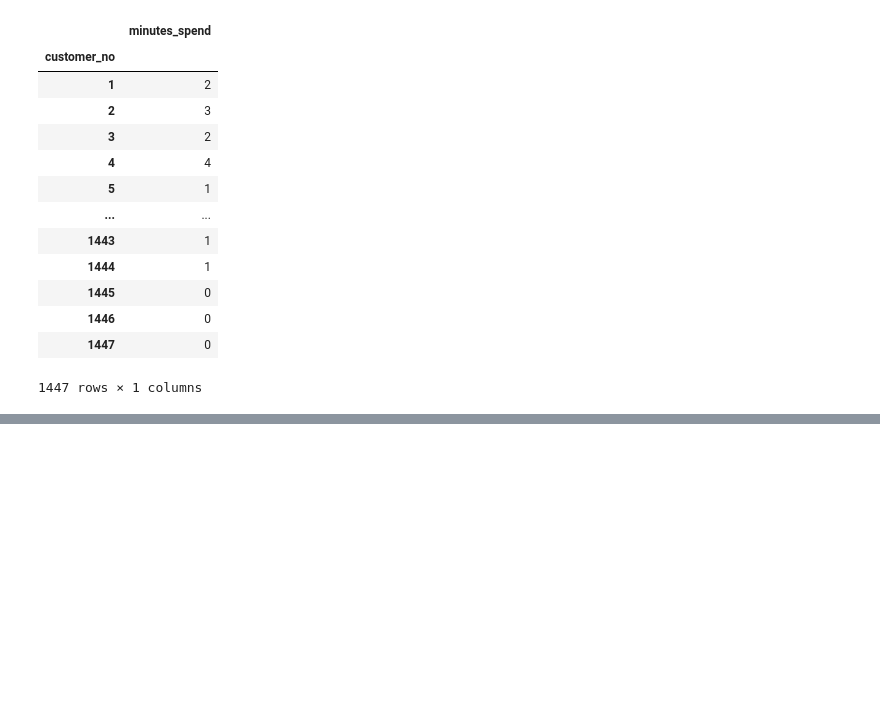
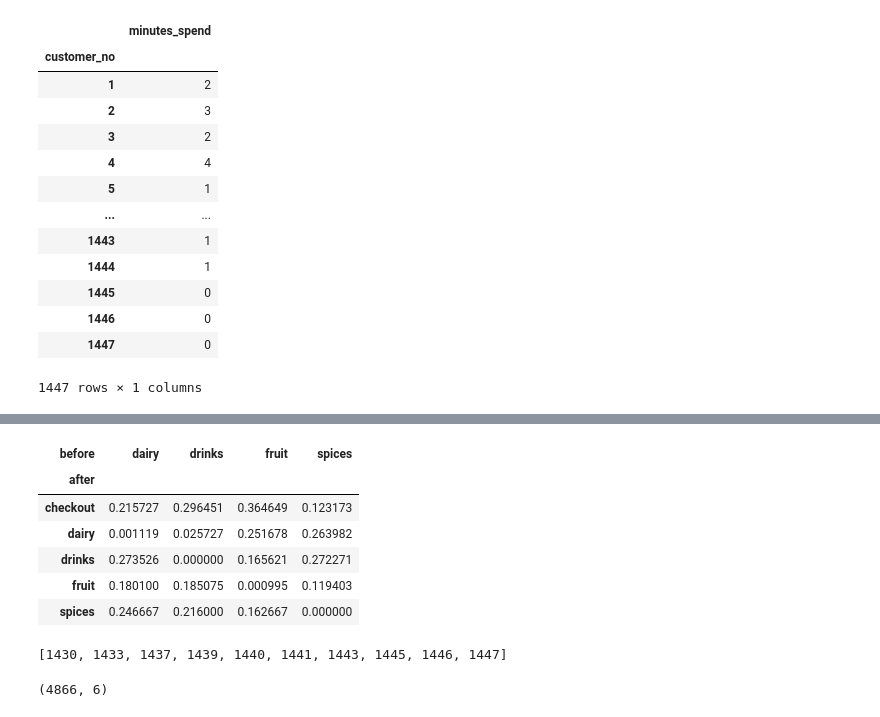
Before and after one commit to Galiya-YS/Shopipy---MCMC-simulation, a Jupyter notebook: explore_monday.ipynb, the cells around one changed output, grey strips where cells are left out. Drawn from its saved outputs; the diff is of its cells as text; code cells hidden in the pictures; blank space fills up the shorter version.

```diff
--- a/explore_monday.ipynb
+++ b/explore_monday.ipynb
@@ -257,0 +299,26 @@ visit
+# %%
+pd.crosstab(data['after'], data['before'], normalize=0).drop(columns=['checkout'])
+# %% [output]
+| before | dairy | drinks | fruit | spices |
+| after |  |  |  |  |
+| checkout | 0.215727 | 0.296451 | 0.364649 | 0.123173 |
+| dairy | 0.001119 | 0.025727 | 0.251678 | 0.263982 |
+| drinks | 0.273526 | 0.000000 | 0.165621 | 0.272271 |
+| fruit | 0.180100 | 0.185075 | 0.000995 | 0.119403 |
+| spices | 0.246667 | 0.216000 | 0.162667 | 0.000000 |
+# %%
+#THIS FUNC WORK'S
+
+#here the index of customers without 'checkout'
+cl = []
+for i in range(1,data['customer_no'].nunique()+1):
+    data[data['customer_no'] == i][-1:]['location']
+    if data[data['customer_no'] == i][-1:]['location'].all() != 'checkout':
+        #cl.append(data['customer_no'])
+        cl.append(i)
+        #print(data[data['customer_no'] == i][-1:])
+    else:
+        pass
+print (cl)
+# %% [output]
+[1430, 1433, 1437, 1439, 1440, 1441, 1443, 1445, 1446, 1447]
@@ -257,0 +328,4 @@ visit
+# %%
+data.shape #after dropping 4866 (before 4876)
+# %% [output]
+(4866, 6)
```
Also changed, not shown: parts of 9 cells of this notebook.
